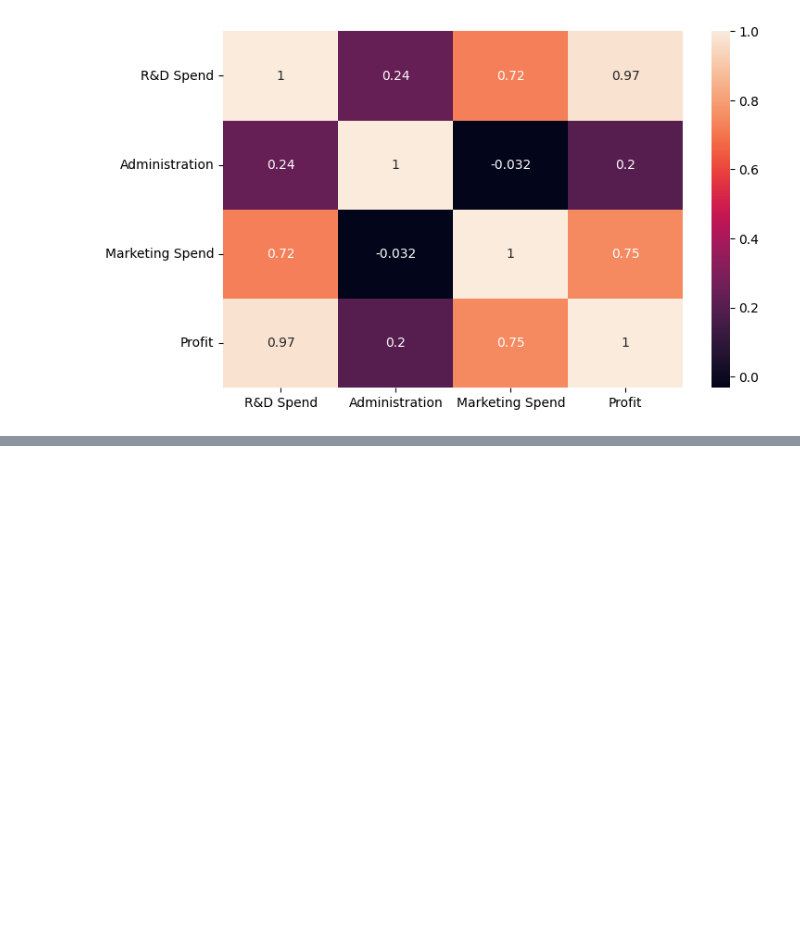
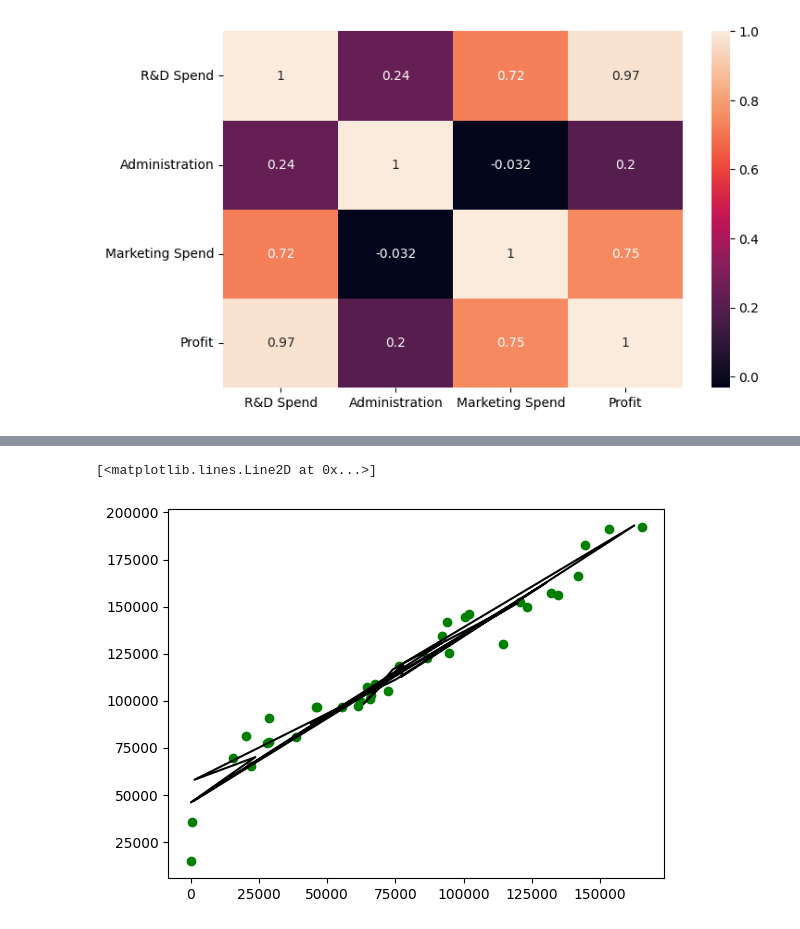
Before and after one commit to lebondon/FISTIC2024_FD, a Jupyter notebook: FD_files/less 2/startup.ipynb, the cells around one changed output, grey strips where cells are left out. Cells and saved outputs as stored; diff of their text form; code cells hidden in the pictures; blank space fills up the shorter version.

```diff
--- a/FD_files/less 2/startup.ipynb
+++ b/FD_files/less 2/startup.ipynb
@@ -49,0 +65,12 @@ walker=pyg.walk(df)
+# %%
+x =df[['R&D Spend','Marketing Spend','Administration']]
+y=df[['Profit']]
+# %%
+from sklearn.model_selection import train_test_split
+
+x_train, x_test, y_train, y_test = train_test_split(x,y, test_size=0.3,random_state=101)
+# %%
+from sklearn.linear_model import LinearRegression
+
+model = LinearRegression()
+model.fit(x_train,y_train)
@@ -49,0 +110,7 @@ walker=pyg.walk(df)
+# %%
+plt.scatter(x_train[['R&D Spend']], y_train, color="g")
+
+plt.plot(x_test[['R&D Spend']], model.predict(x_test), color="k")
+# %% [output]
+[<matplotlib.lines.Line2D at 0x...>]
+[figure, added]
```
Also changed, not shown: parts of 10 cells of this notebook, 1 other file.
